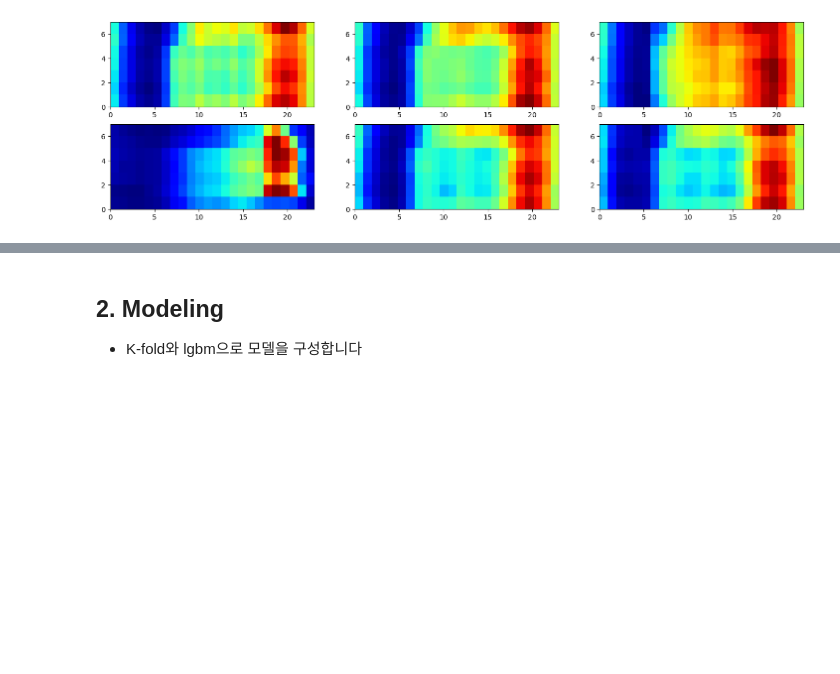
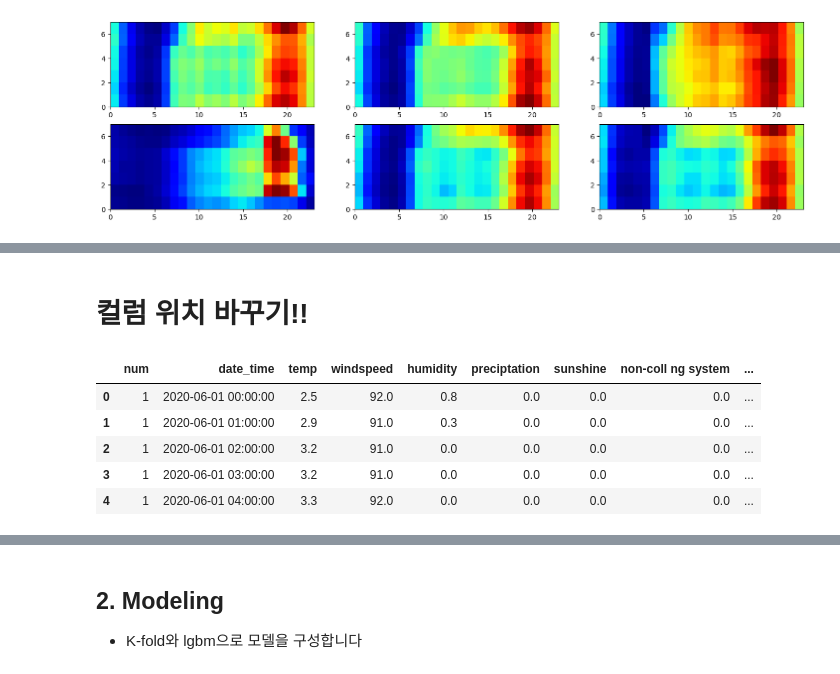
Before and after one commit to oh971021/python_study, a Jupyter notebook: lecture/9월 1일 K-fold/[베이스라인]_K-fold와 lgbm을 사용한 베이스라인.ipynb, the cells around one changed output, grey strips where cells are left out. Drawn from its saved outputs; the diff is of its cells as text; code cells hidden in the pictures; blank space fills up the shorter version.

```diff
--- a/lecture/9월 1일 K-fold/[베이스라인]_K-fold와 lgbm을 사용한 베이스라인.ipynb
+++ b/lecture/9월 1일 K-fold/[베이스라인]_K-fold와 lgbm을 사용한 베이스라인.ipynb
@@ -390,0 +420,15 @@ train[train['num']==1][['cluster']]
+# %% [markdown]
+# 컬럼 위치 바꾸기!!
+# %%
+columns = ['num', 'date_time', 'temp', 'windspeed', 'humidity',
+           'preciptation', 'sunshine', 'non-coll ng system', 'solar cel', 'weekday', 'hour',
+           'cluster', 'consumption']
+train  = train[columns]
+train.head()
+# %% [output]
+|  | num | date_time | temp | windspeed | humidity | preciptation | sunshine | non-coll ng system | ... |
+| 0 | 1 | 2020-06-01 00:00:00 | 2.5 | 92.0 | 0.8 | 0.0 | 0.0 | 0.0 | ... |
+| 1 | 1 | 2020-06-01 01:00:00 | 2.9 | 91.0 | 0.3 | 0.0 | 0.0 | 0.0 | ... |
+| 2 | 1 | 2020-06-01 02:00:00 | 3.2 | 91.0 | 0.0 | 0.0 | 0.0 | 0.0 | ... |
+| 3 | 1 | 2020-06-01 03:00:00 | 3.2 | 91.0 | 0.0 | 0.0 | 0.0 | 0.0 | ... |
+| 4 | 1 | 2020-06-01 04:00:00 | 3.3 | 92.0 | 0.0 | 0.0 | 0.0 | 0.0 | ... |
```
Also changed, not shown: parts of 46 cells of this notebook.
